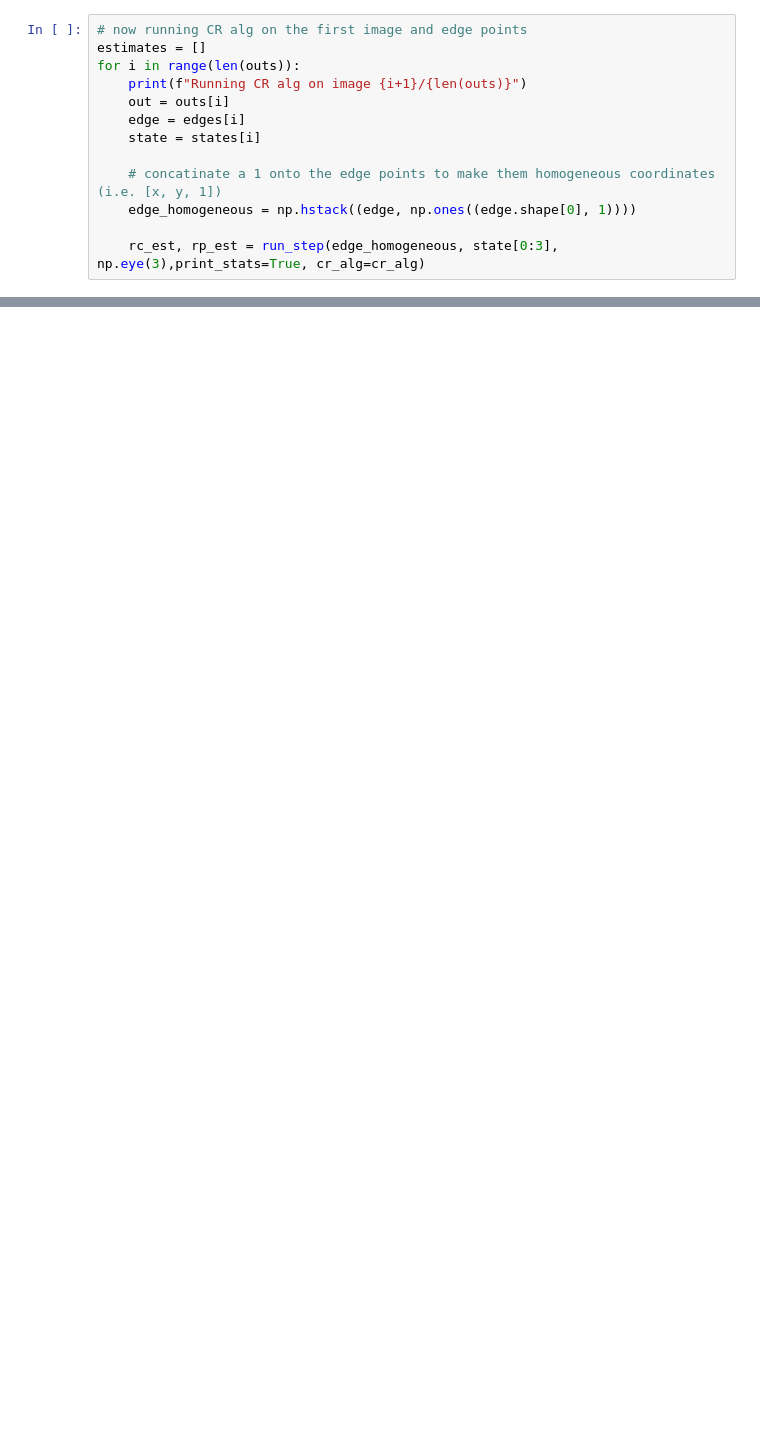
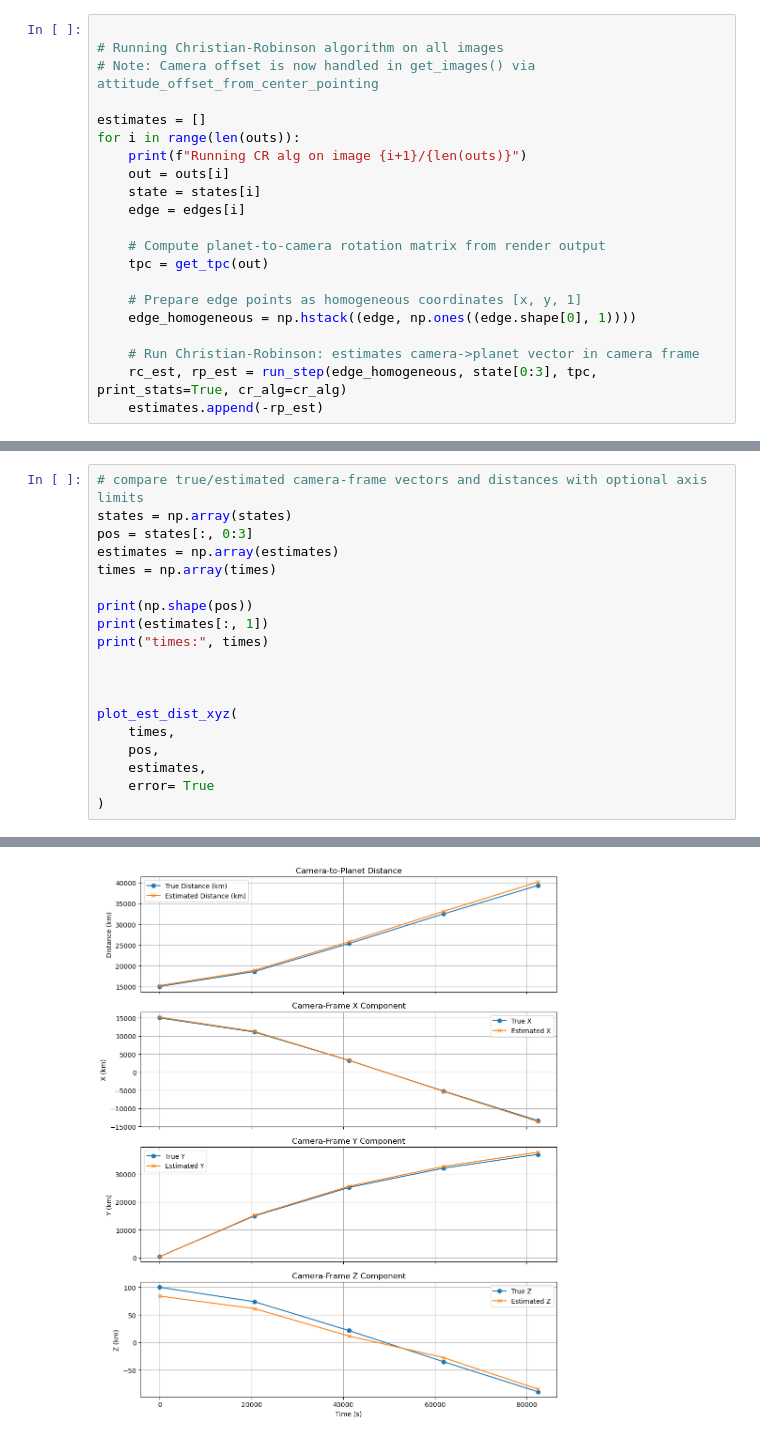
Before and after one commit to colin-skinner/horizon-op-nav, a Jupyter notebook: Measurments/InterfaceTester2.ipynb, the cells around one changed output, grey strips where cells are left out. Cells and saved outputs as stored; diff of their text form; blank space fills up the shorter version.

Commit message:
Interface up and running now need to plug in kalman filter

```diff
--- a/Measurments/InterfaceTester2.ipynb
+++ b/Measurments/InterfaceTester2.ipynb
@@ -105,14 +125,22 @@ for out in outs:
 # %%
-# now running CR alg on the first image and edge points
+
+# Running Christian-Robinson algorithm on all images
+# Note: Camera offset is now handled in get_images() via attitude_offset_from_center_pointing
+
 estimates = []
 for i in range(len(outs)):
     print(f"Running CR alg on image {i+1}/{len(outs)}")
     out = outs[i]
+    state = states[i]
     edge = edges[i]
-    state = states[i]
 
-    # concatinate a 1 onto the edge points to make them homogeneous coordinates (i.e. [x, y, 1])
+    # Compute planet-to-camera rotation matrix from render output
+    tpc = get_tpc(out)
+
+    # Prepare edge points as homogeneous coordinates [x, y, 1]
     edge_homogeneous = np.hstack((edge, np.ones((edge.shape[0], 1))))
 
-    rc_est, rp_est = run_step(edge_homogeneous, state[0:3], np.eye(3),print_stats=True, cr_alg=cr_alg)
+    # Run Christian-Robinson: estimates camera->planet vector in camera frame
+    rc_est, rp_est = run_step(edge_homogeneous, state[0:3], tpc, print_stats=True, cr_alg=cr_alg)
+    estimates.append(-rp_est)
 # %% [output]
@@ -135,0 +164,20 @@ Angular error: 89.45 degrees
+# %%
+# compare true/estimated camera-frame vectors and distances with optional axis limits
+states = np.array(states)
+pos = states[:, 0:3]
+estimates = np.array(estimates)
+times = np.array(times)
+
+print(np.shape(pos))
+print(estimates[:, 1])
+print("times:", times)
+
+
+
+plot_est_dist_xyz(
+    times,
+    pos,
+    estimates,
+    error= True
+)
+# %% [output]
@@ -135,0 +187 @@ Angular error: 89.45 degrees
+[figure, added]
```
Also changed, not shown: parts of 8 cells of this notebook, 4 other files.
